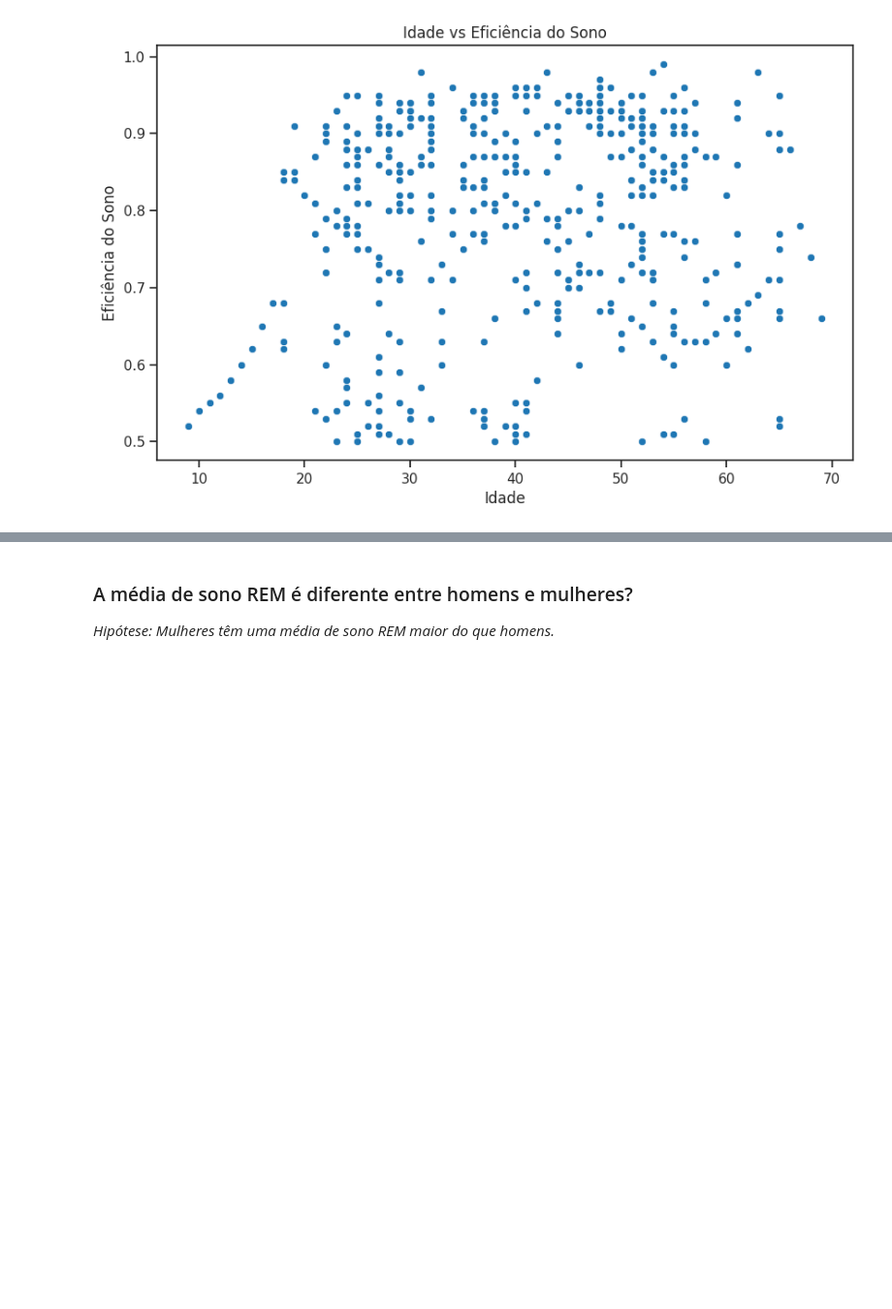
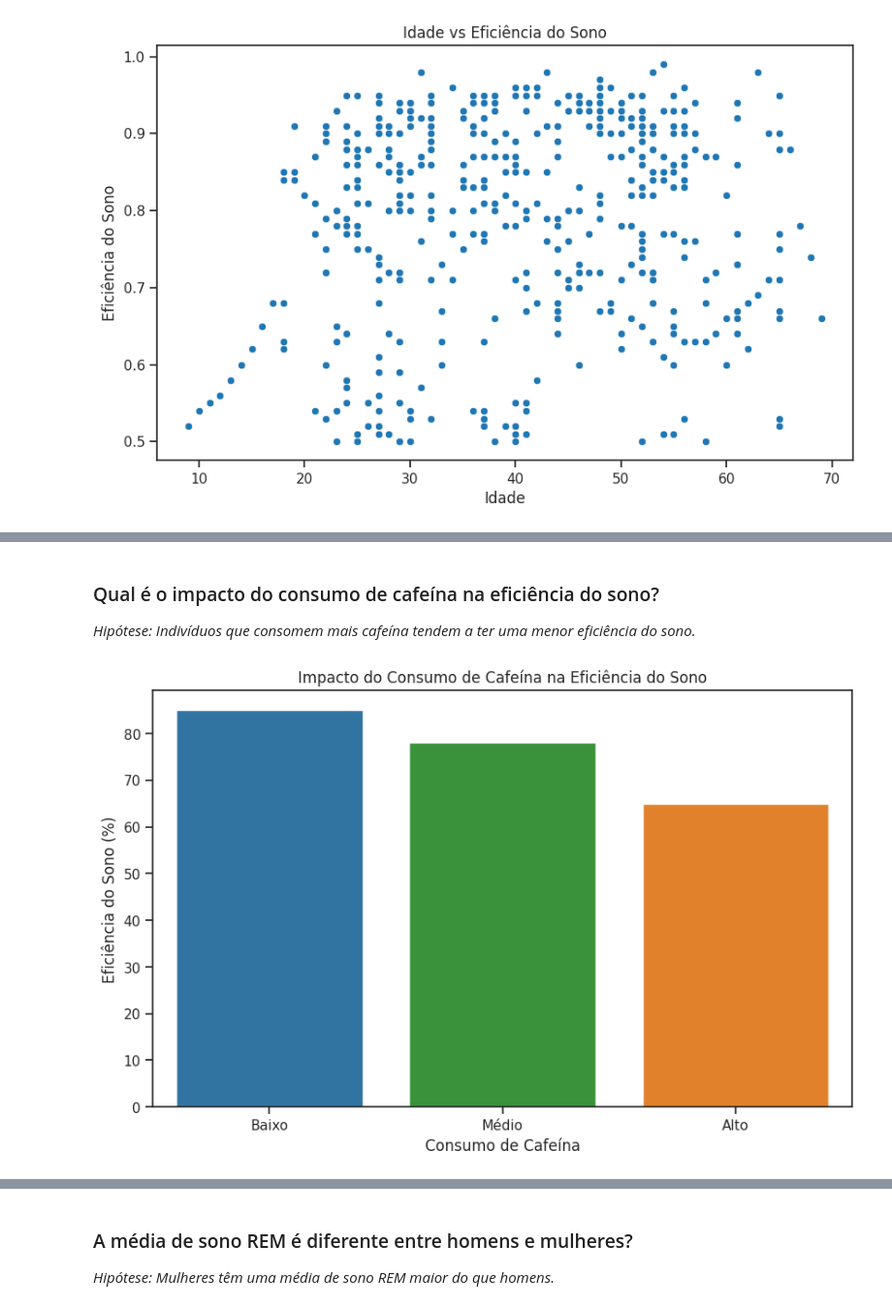
Before and after one commit to KesavaS2/Kesava_Menezes, a Jupyter notebook: notebooks/01-exploratory_data_analysis.ipynb, the cells around one changed output, grey strips where cells are left out. Shown: that part at 97% size. Cells and saved outputs as stored; diff of their text form; code cells hidden in the pictures; blank space fills up the shorter version.

```diff
--- a/notebooks/01-exploratory_data_analysis.ipynb
+++ b/notebooks/01-exploratory_data_analysis.ipynb
@@ -164,0 +239,20 @@ plt.show()
+# %% [markdown]
+### Qual é o impacto do consumo de cafeína na eficiência do sono?
+
+_Hipótese: Indivíduos que consomem mais cafeína tendem a ter uma menor eficiência do sono._
+# %%
+# Qual é o impacto do consumo de cafeína na eficiência do sono?
+
+df = pd.DataFrame({
+    'consumo_cafeina': ['Baixo', 'Médio', 'Alto'],
+    'eficiencia_sono': [85, 78, 65]
+})
+
+plt.figure(figsize=(10, 6))
+sns.barplot(data=df, x='consumo_cafeina', y='eficiencia_sono')
+plt.title('Impacto do Consumo de Cafeína na Eficiência do Sono')
+plt.xlabel('Consumo de Cafeína')
+plt.ylabel('Eficiência do Sono (%)')
+plt.show()
+# %% [output]
+[figure, added]
```
Also changed, not shown: parts of 50 cells of this notebook.
